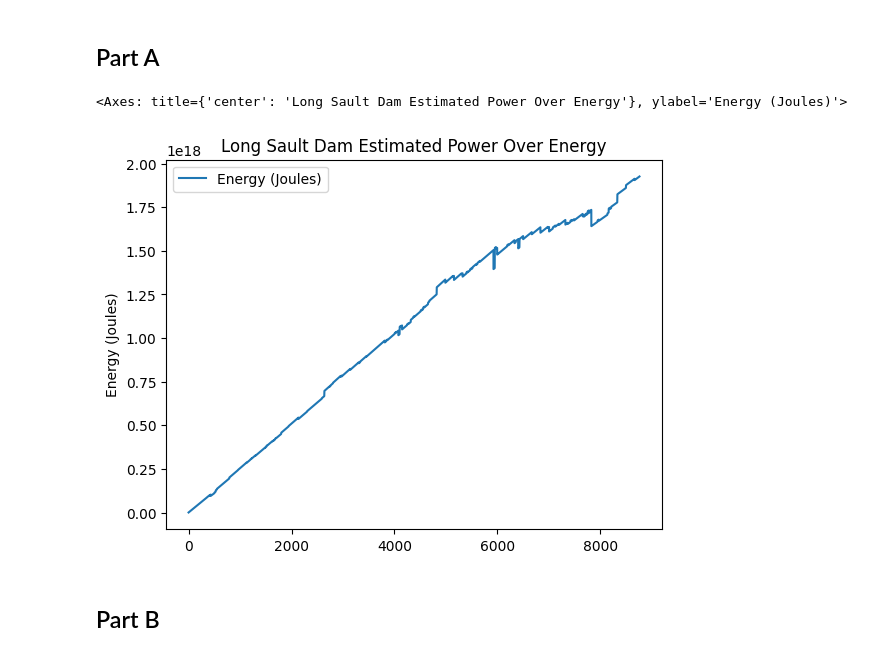
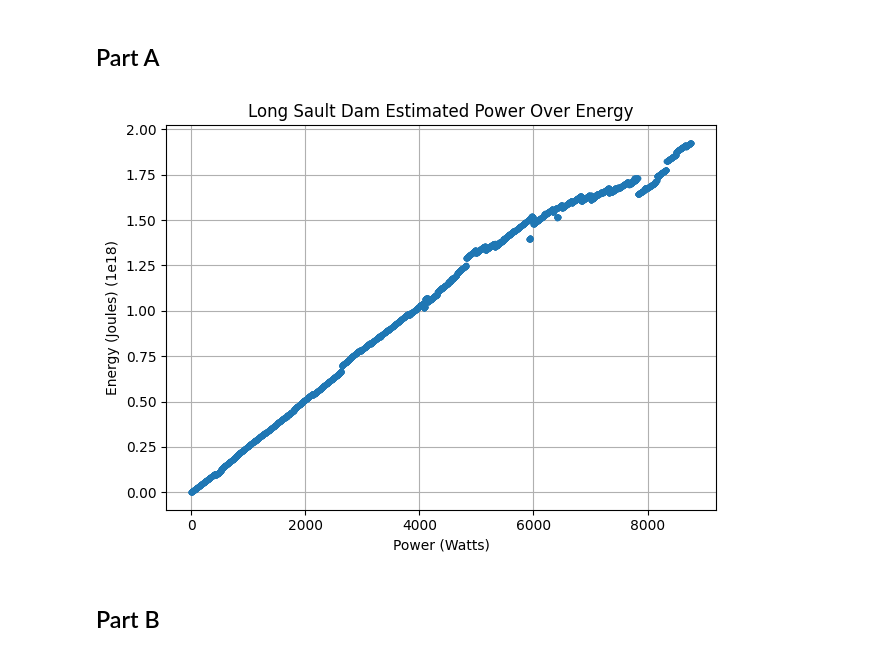
Before and after one commit to noah11dahan-cpu/Ontario-Water-Level-Power-Revenue-Analysis, a Jupyter notebook: Merge.ipynb, the cells around one changed output. Cells and saved outputs as stored; diff of their text form; code cells hidden in the pictures.

```diff
--- a/Merge.ipynb
+++ b/Merge.ipynb
@@ -19,8 +19,8 @@ def merge_data(cornwall_df, lsd_df, on='Date', period='Daily'):
 
     return Merge_df
 # %%
-cornwall_hourly = pd.read_csv("./cornwall_hourly_data.csv")
-lsd = pd.read_csv("./LSD_final_data.csv")
+cornwall_hourly = pd.read_csv("./clean/cornwall_hourly_data.csv")
+lsd = pd.read_csv("./clean/LSD_final_data.csv")
 Merge_df = merge_data(cornwall_hourly, lsd, on='DateTime', period='Hourly')
 Merge_df
 # %% [output]
@@ -44,9 +44,58 @@ Merge_df.to_csv("./Merged_hourly_data.csv", index=False)
 # %%
 Merge_sorted = Merge_df.sort_values(by='DateTime', ascending=True)
 
-Merge_df.plot(x='Power (Watts)', y='Energy (Joules)', title='Long Sault Dam Estimated Power Over Energy',xlabel="Power (Watts)",ylabel="Energy (Joules)" ,use_index=False)
+# Plot Power vs Energy with clear axis labels and move scientific offset into ylabel
+
+import pandas as _pd  # local alias to avoid shadowing in notebook
+
+# Ensure numeric types in case they were read as strings (convert before plotting)
+
+for c in ['Power (Watts)', 'Energy (Joules)']:
+    if c in Merge_df.columns:
+        Merge_df[c] = _pd.to_numeric(Merge_df[c], errors='coerce')
+
+ax = Merge_df.plot(x='Power (Watts)', y='Energy (Joules)',
+                   title='Long Sault Dam Estimated Power Over Energy',
+                   use_index=False, legend=False, style='o', markersize=3)
+
+# Force a draw so matplotlib computes offset text and tick formatting
+plt.draw()
+
+# Explicitly set x and base y labels
+ax.set_xlabel('Power (Watts)')
+base_ylabel = 'Energy (Joules)'
+
+# Capture any scientific offset generated by the formatter
+try:
+    # Get the text shown as offset (may be empty)
+    raw_offset = ax.yaxis.get_offset_text().get_text()
+except Exception:
+    raw_offset = ''
+
+# Disable use of offset in the formatter so it doesn't show above the axis
+try:
+    formatter = ax.yaxis.get_major_formatter()
+    # Many formatters (ScalarFormatter) have set_useOffset
+    if hasattr(formatter, 'set_useOffset'):
+        formatter.set_useOffset(False)
+except Exception:
+    pass
+
+# If there was a non-empty offset, move it into the ylabel and hide the offset text
+offset_text = raw_offset.strip() if isinstance(raw_offset, str) else ''
+if offset_text:
+    ax.set_ylabel(f"{base_ylabel} ({offset_text})")
+    try:
+        ax.yaxis.get_offset_text().set_visible(False)
+    except Exception:
+        # Some backends may expose offset text differently; ignore if we can't hide it
+        pass
+else:
+    ax.set_ylabel(base_ylabel)
+
+ax.grid(True)
+plt.tight_layout()
 # %% [output]
-<Axes: title={'center': 'Long Sault Dam Estimated Power Over Energy'}, ylabel='Energy (Joules)'>
-[figure, old version]
+[figure, new version]
 # %% [markdown]
 ## Part B
```
Also changed, not shown: parts of 3 cells of this notebook, 13 other files.
